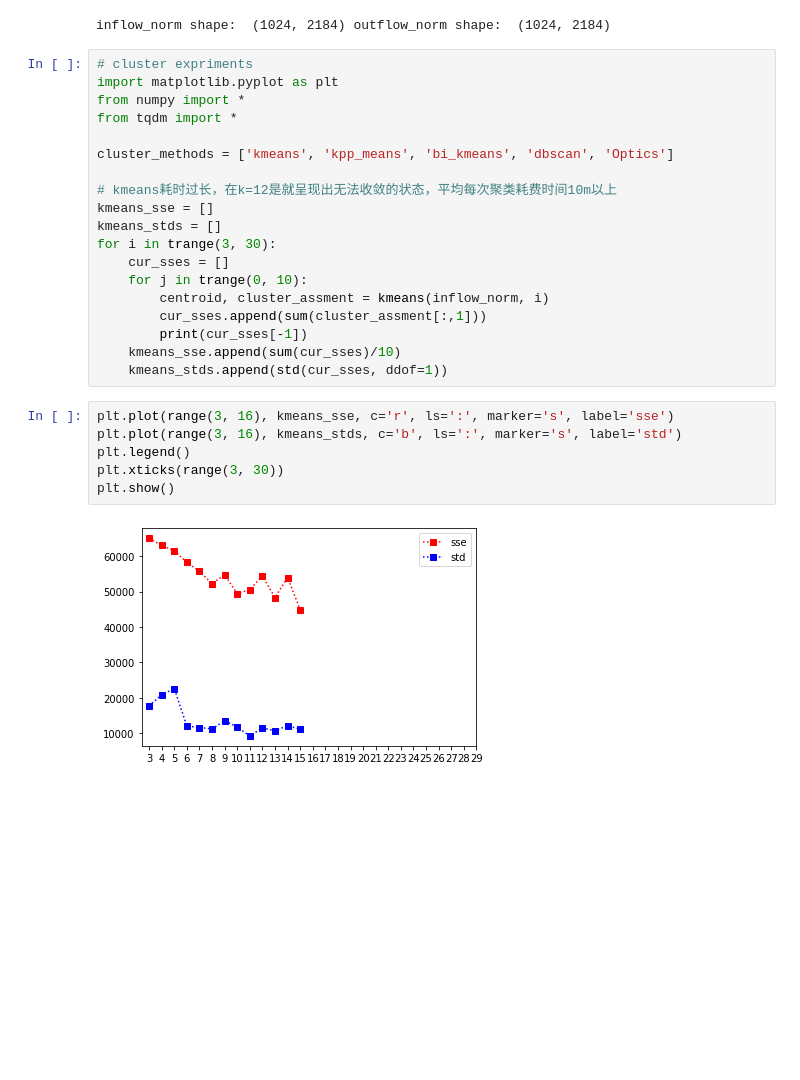
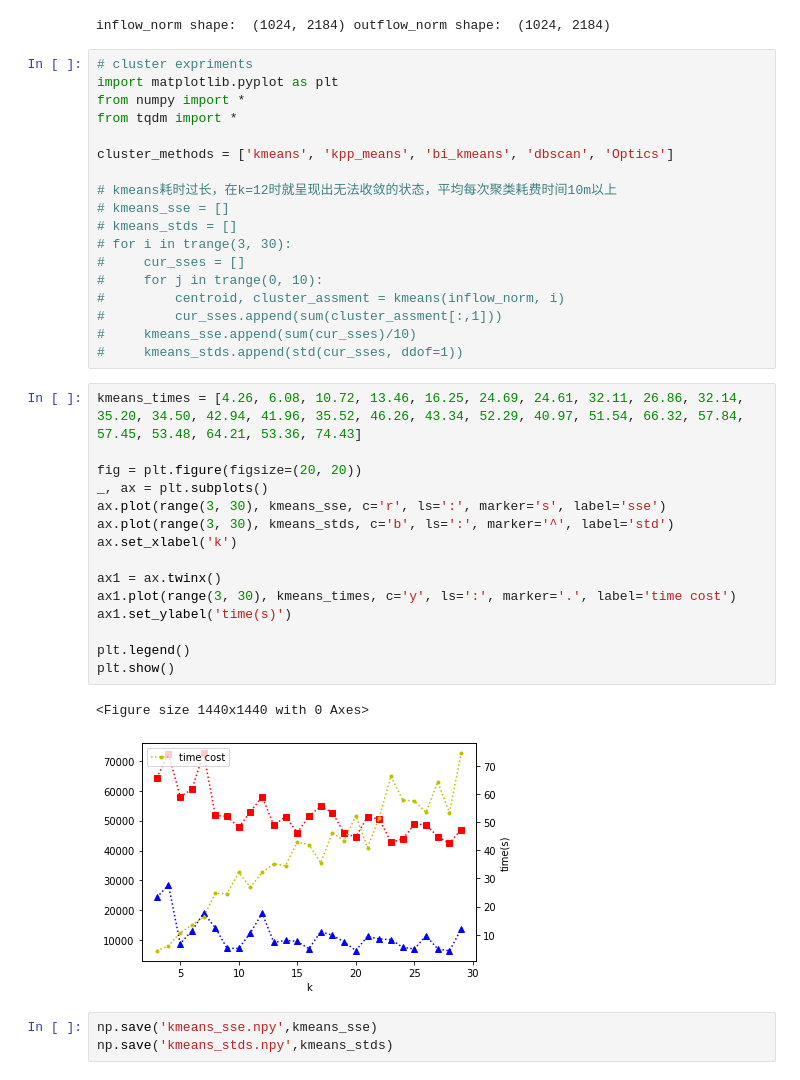
Before and after one commit to luojunhui1/AnomalyExpriments, a Jupyter notebook: test.ipynb, the cells around one changed output. Saved outputs shown, nothing was run; the diff lists cells and outputs as text; blank space fills up the shorter version.

```diff
--- a/test.ipynb
+++ b/test.ipynb
@@ -34,25 +34,37 @@ from tqdm import *
 
 cluster_methods = ['kmeans', 'kpp_means', 'bi_kmeans', 'dbscan', 'Optics']
 
-# kmeans耗时过长，在k=12是就呈现出无法收敛的状态，平均每次聚类耗费时间10m以上
-kmeans_sse = []
-kmeans_stds = []
-for i in trange(3, 30):
-    cur_sses = []
-    for j in trange(0, 10):
-        centroid, cluster_assment = kmeans(inflow_norm, i)
-        cur_sses.append(sum(cluster_assment[:,1]))
-        print(cur_sses[-1])
-    kmeans_sse.append(sum(cur_sses)/10)
-    kmeans_stds.append(std(cur_sses, ddof=1))
+# kmeans耗时过长，在k=12时就呈现出无法收敛的状态，平均每次聚类耗费时间10m以上
+# kmeans_sse = []
+# kmeans_stds = []
+# for i in trange(3, 30):
+#     cur_sses = []
+#     for j in trange(0, 10):
+#         centroid, cluster_assment = kmeans(inflow_norm, i)
+#         cur_sses.append(sum(cluster_assment[:,1]))
+#     kmeans_sse.append(sum(cur_sses)/10)
+#     kmeans_stds.append(std(cur_sses, ddof=1))
-# %%
-plt.plot(range(3, 16), kmeans_sse, c='r', ls=':', marker='s', label='sse')
-plt.plot(range(3, 16), kmeans_stds, c='b', ls=':', marker='s', label='std')
-plt.legend()
-plt.xticks(range(3, 30))
-plt.show()
-# %% [output]
-[figure, removed]
+# %%
+kmeans_times = [4.26, 6.08, 10.72, 13.46, 16.25, 24.69, 24.61, 32.11, 26.86, 32.14, 35.20, 34.50, 42.94, 41.96, 35.52, 46.26, 43.34, 52.29, 40.97, 51.54, 66.32, 57.84, 57.45, 53.48, 64.21, 53.36, 74.43]
+
+fig = plt.figure(figsize=(20, 20))
+_, ax = plt.subplots()
+ax.plot(range(3, 30), kmeans_sse, c='r', ls=':', marker='s', label='sse')
+ax.plot(range(3, 30), kmeans_stds, c='b', ls=':', marker='^', label='std')
+ax.set_xlabel('k')
+
+ax1 = ax.twinx()
+ax1.plot(range(3, 30), kmeans_times, c='y', ls=':', marker='.', label='time cost')
+ax1.set_ylabel('time(s)')
+
+plt.legend()
+plt.show()
+# %% [output]
+<Figure size 1440x1440 with 0 Axes>
+[figure, added]
+# %%
+np.save('kmeans_sse.npy',kmeans_sse)
+np.save('kmeans_stds.npy',kmeans_stds)
 # %%
 kpp_means_sse = []
 kpp_means_stds = []
```
Also changed, not shown: parts of 4 cells of this notebook, 6 other files.
